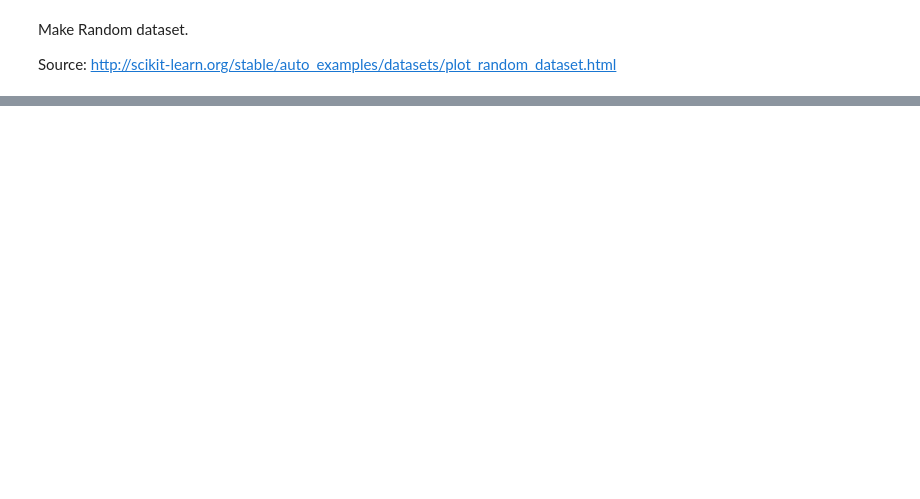
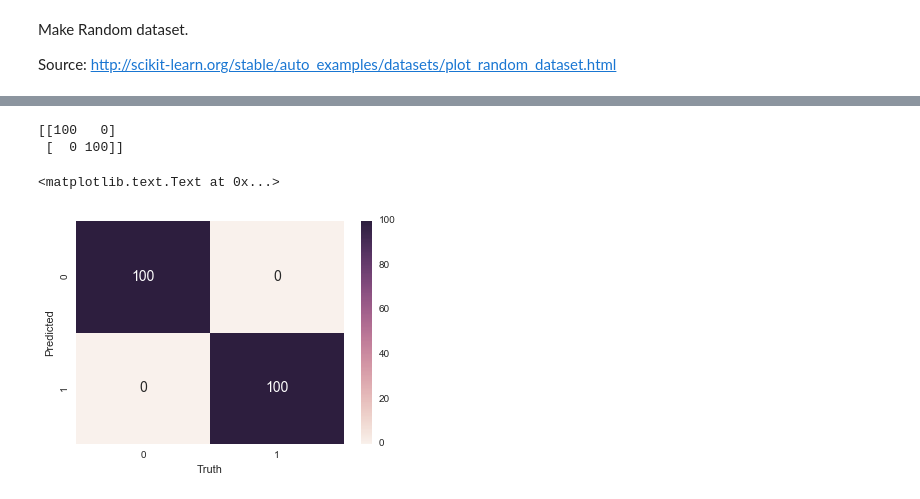
Before and after one commit to patrick-su/ml_algorithms_stepbystep, a Jupyter notebook: algo_example_SVM.ipynb, the cells around one changed output, grey strips where cells are left out. Drawn from its saved outputs; the diff is of its cells as text; code cells hidden in the pictures; blank space fills up the shorter version.

```diff
--- a/algo_example_SVM.ipynb
+++ b/algo_example_SVM.ipynb
@@ -124,0 +125,22 @@ k_minus = 1.42, k_plus = 1.44, w = 104.77, b = -150.29
+# %%
+def d_func(f,cutoff=0.5): #threshold function
+    #python function always pass obj by ref_name, array is mutable
+    return np.where(f>=cutoff,1,-1)
+
+df['Y_prob'] = w*df['K'] + b
+df['Y_pred'] = d_func(df['Y_prob'],0.0)
+# %%
+from sklearn.metrics import confusion_matrix
+cm_mat = confusion_matrix(df['Y'],df['Y_pred'])
+print cm_mat.T
+df_temp = pd.DataFrame(cm_mat.flatten()[np.newaxis].T,columns = ['values'])
+df_temp = pd.DataFrame(cm_mat.flatten()[np.newaxis].T,columns = ['values'])
+plt.figure(figsize = (6,4),dpi=600)
+sns.heatmap(cm_mat.T, cbar=True ,annot=True, fmt=',.0f')
+plt.xlabel('Truth')
+plt.ylabel('Predicted')
+# %% [output]
+[[100   0]
+ [  0 100]]
+<matplotlib.text.Text at 0x...>
+[figure, added]
```
Also changed, not shown: parts of 4 cells of this notebook.
